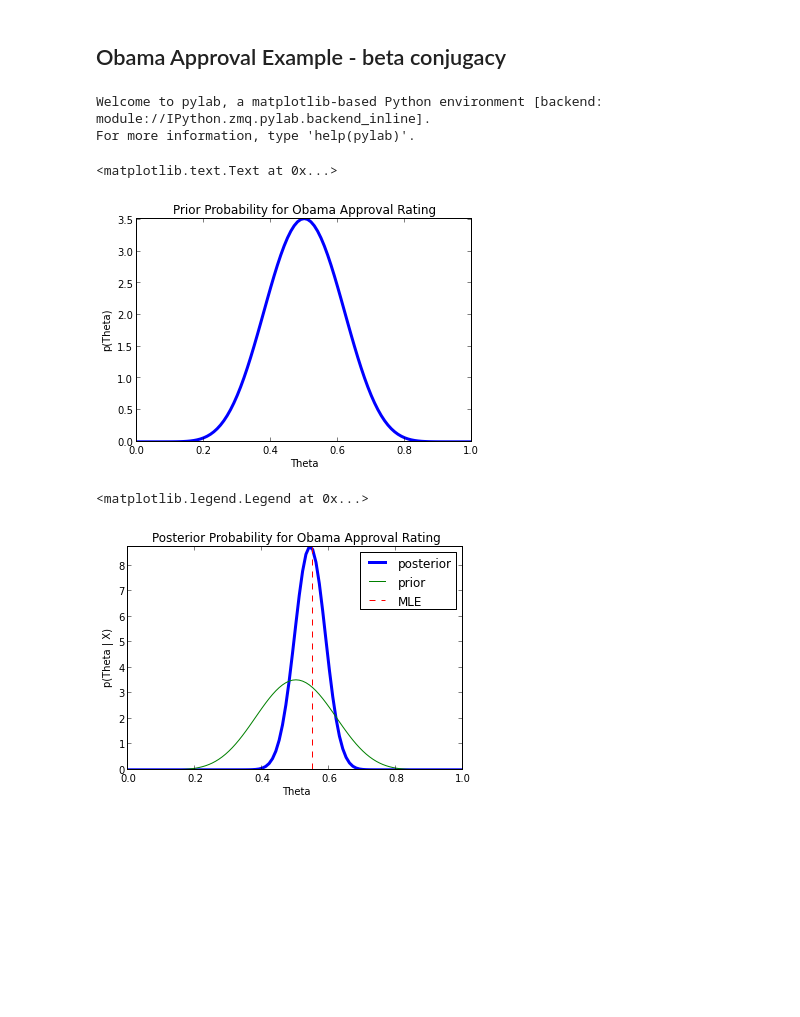
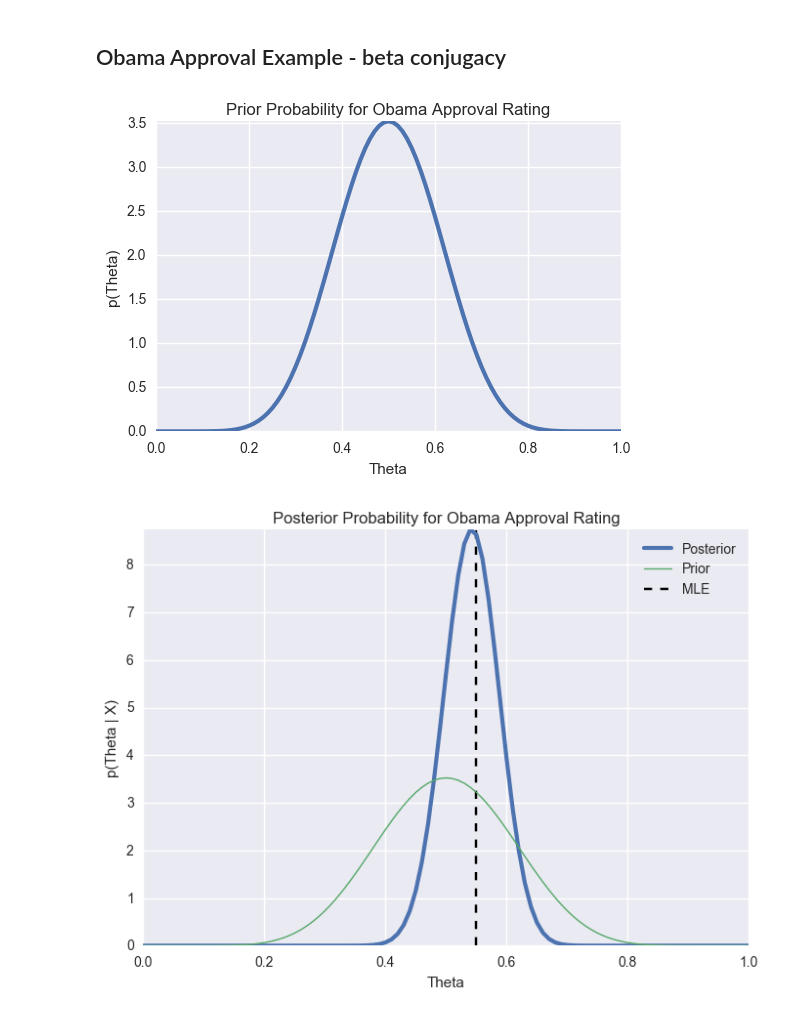
Before and after one commit to profjsb/python-seminar, a Jupyter notebook: DataFiles_and_Notebooks/10_MCMC_and_Symbolic/beta_conjugate_example.ipynb, the cells around one changed output. Drawn from its saved outputs; the diff is of its cells as text; code cells hidden in the pictures; blank space fills up the shorter version.

```diff
--- a/DataFiles_and_Notebooks/10_MCMC_and_Symbolic/beta_conjugate_example.ipynb
+++ b/DataFiles_and_Notebooks/10_MCMC_and_Symbolic/beta_conjugate_example.ipynb
@@ -1,14 +1,2 @@
 # %% [markdown]
 ## Obama Approval Example - beta conjugacy
-# %%
-%pylab inline
-import numpy as np
-
-n = 100
-X = 55
-
-alpha = 10
-beta = 10
-# %% [output]
-Welcome to pylab, a matplotlib-based Python environment [backend: module://IPython.zmq.pylab.backend_inline].
-For more information, type 'help(pylab)'.
@@ -18,27 +3,37 @@ x_theta = np.linspace(0, 1, 101)
 # %%
+import numpy as np
+from scipy import stats
+import matplotlib.pyplot as plt
+%matplotlib inline
+import seaborn as sns
+
+n = 100
+X = 55
+alpha = 10
+beta = 10
+
+x_theta = np.linspace(0, 1, 101)
 p_theta = stats.beta(alpha, beta).pdf(x_theta)
 
-plot(x_theta, p_theta, linewidth=3.)
-ylim([0,max(p_theta)])
-xlabel("Theta")
-ylabel("p(Theta)")
-title("Prior Probability for Obama Approval Rating")
+plt.plot(x_theta, p_theta, linewidth=3.)
+plt.ylim([0, max(p_theta)])
+plt.xlabel("Theta")
+plt.ylabel("p(Theta)")
+plt.title("Prior Probability for Obama Approval Rating");
 # %% [output]
-<matplotlib.text.Text at 0x...>
-[figure, old version]
+[figure, new version]
 # %%
 alpha_post = alpha + X
 beta_post = n - X + beta
 post_theta = stats.beta(alpha_post, beta_post).pdf(x_theta)
 
-plot(x_theta, post_theta, linewidth=3.,label='posterior')
-plot(x_theta, p_theta, linewidth=1., label='prior')
-ylim([0,max(post_theta)])
-xlabel("Theta")
-ylabel("p(Theta | X)")
-title("Posterior Probability for Obama Approval Rating")
-axvline(x=float(X)/n, linestyle='--', color='red', label="MLE")
-legend()
+plt.plot(x_theta, post_theta, linewidth=3., label='Posterior')
+plt.plot(x_theta, p_theta, linewidth=1., label='Prior')
+plt.ylim([0, max(post_theta)])
+plt.xlabel("Theta")
+plt.ylabel("p(Theta | X)")
+plt.title("Posterior Probability for Obama Approval Rating")
+plt.vlines(x=X / n, ymin=0, ymax=max(post_theta), linestyle='--', label="MLE")
+plt.legend();
 # %% [output]
-<matplotlib.legend.Legend at 0x...>
-[figure, old version]
+[figure, new version]
```
Also changed, not shown: parts of 2 cells of this notebook, 7 other files.
